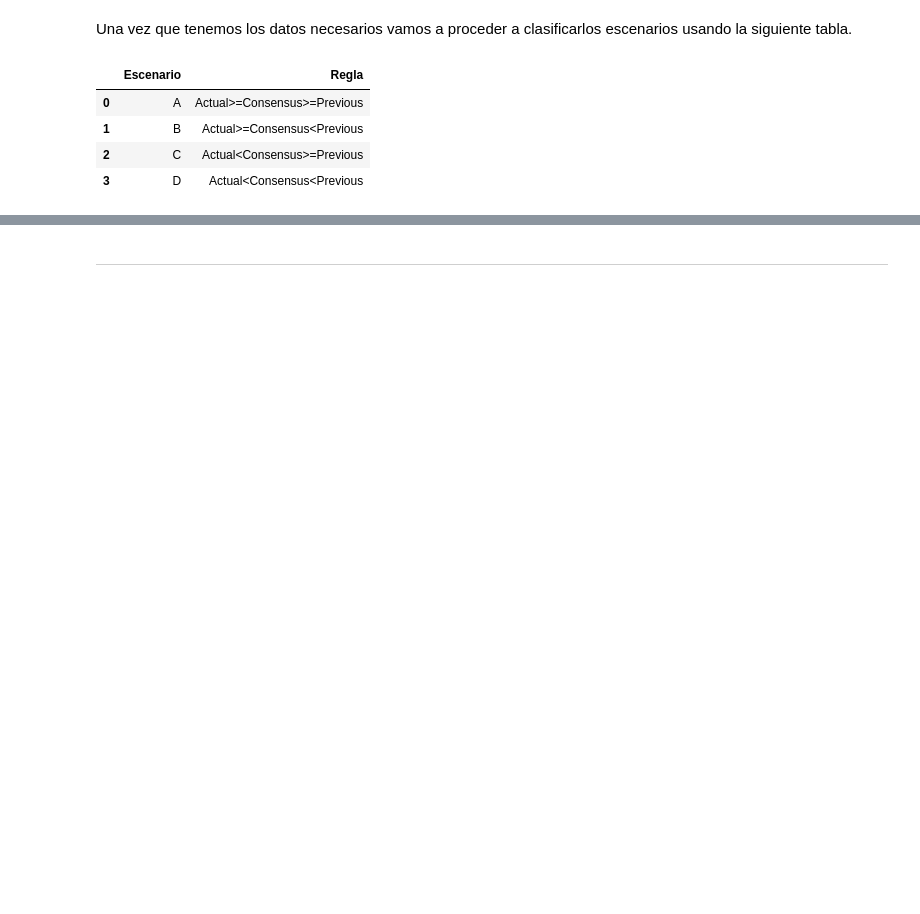
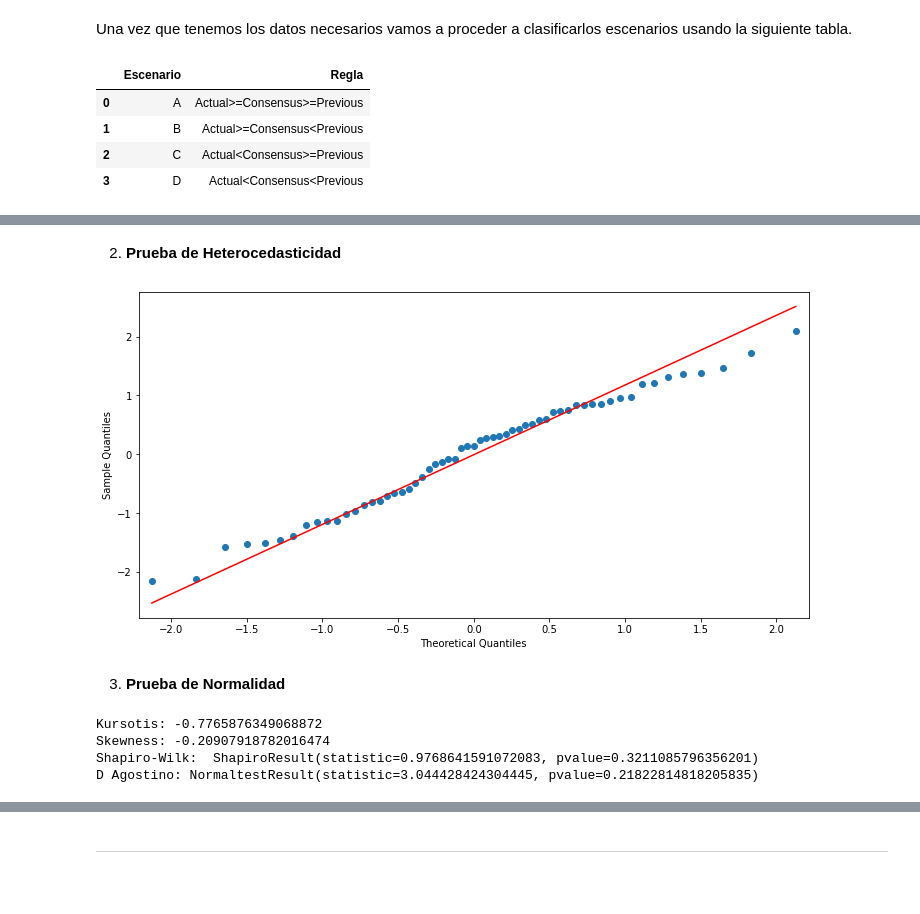
Before and after one commit to ariadnagalindom/myst_proyecto_1, a Jupyter notebook: notebook.ipynb, the cells around one changed output, grey strips where cells are left out. Saved outputs shown, nothing was run; the diff lists cells and outputs as text; code cells hidden in the pictures; blank space fills up the shorter version.

```diff
--- a/notebook.ipynb
+++ b/notebook.ipynb
@@ -146,0 +252,15 @@ See the caveats in the documentation: https://pandas.pydata.org/pandas-docs/stab
+# %% [markdown]
+2. **Prueba de Heterocedasticidad**
+# %%
+v.hetero(d.indice)
+# %% [output]
+[figure, added]
+# %% [markdown]
+3. **Prueba de Normalidad**
+# %%
+v.normalidad(d.indice)
+# %% [output]
+Kursotis: -0.7765876349068872
+Skewness: -0.20907918782016474
+Shapiro-Wilk:  ShapiroResult(statistic=0.9768641591072083, pvalue=0.3211085796356201)
+D Agostino: NormaltestResult(statistic=3.044428424304445, pvalue=0.21822814818205835)
```
Also changed, not shown: parts of 32 cells of this notebook, 4 other files.
